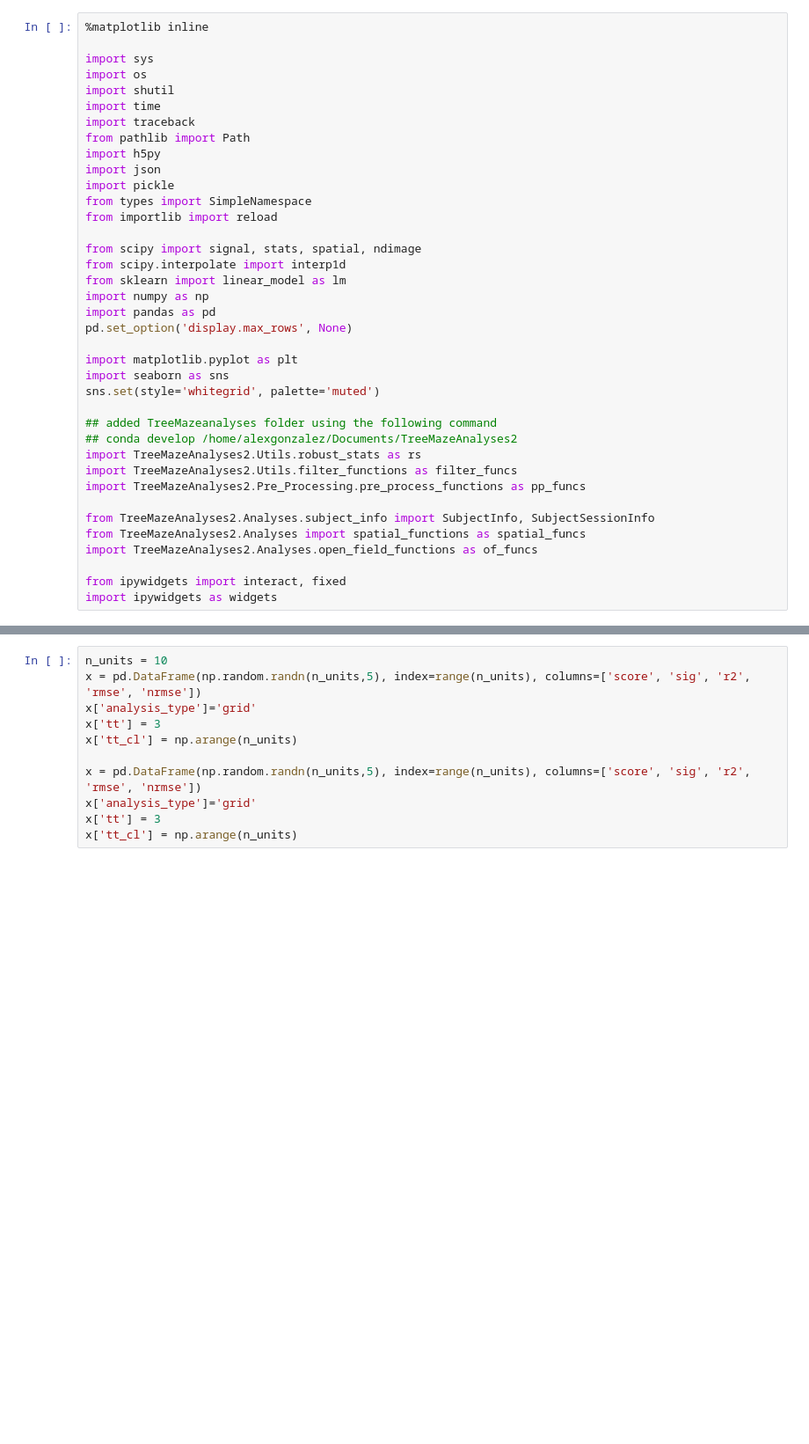
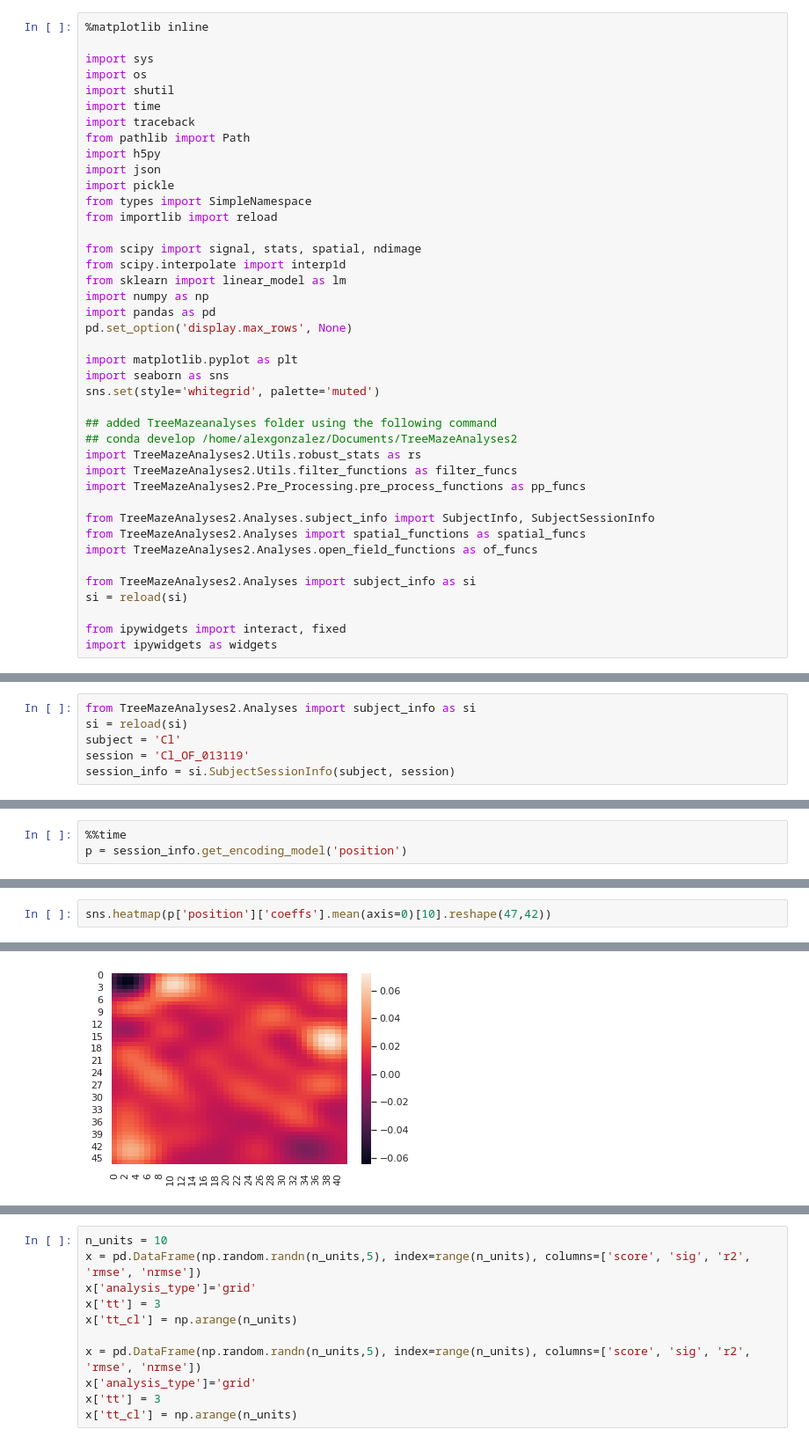
Before and after one commit to alexgonzl/TMA, a Jupyter notebook: Notebooks/scratch_notebook.ipynb, the cells around one changed output, grey strips where cells are left out. Shown at 88% size. Saved outputs shown, nothing was run; the diff lists cells and outputs as text; blank space fills up the shorter version.

Commit message:
OF Figures code and mods

```diff
--- a/Notebooks/scratch_notebook.ipynb
+++ b/Notebooks/scratch_notebook.ipynb
@@ -34,5 +34,8 @@ from TreeMazeAnalyses2.Analyses.subject_info import SubjectInfo, SubjectSessionI
 from TreeMazeAnalyses2.Analyses import spatial_functions as spatial_funcs
 import TreeMazeAnalyses2.Analyses.open_field_functions as of_funcs
 
+from TreeMazeAnalyses2.Analyses import subject_info as si
+si = reload(si)
+
 from ipywidgets import interact, fixed
 import ipywidgets as widgets
@@ -38,0 +44,6 @@ import ipywidgets as widgets
+# %%
+from TreeMazeAnalyses2.Analyses import subject_info as si
+si = reload(si)
+subject = 'Cl'
+session = 'Cl_OF_013119'
+session_info = si.SubjectSessionInfo(subject, session)
@@ -38,0 +62,3 @@ import ipywidgets as widgets
+# %%
+%%time
+p = session_info.get_encoding_model('position')
@@ -38,0 +68,3 @@ import ipywidgets as widgets
+# %%
+sns.heatmap(p['position']['coeffs'].mean(axis=0)[10].reshape(47,42))
+# %% [output]
@@ -38,0 +72 @@ import ipywidgets as widgets
+[figure, added]
```
Also changed, not shown: parts of 8 cells of this notebook, 12 other files.
